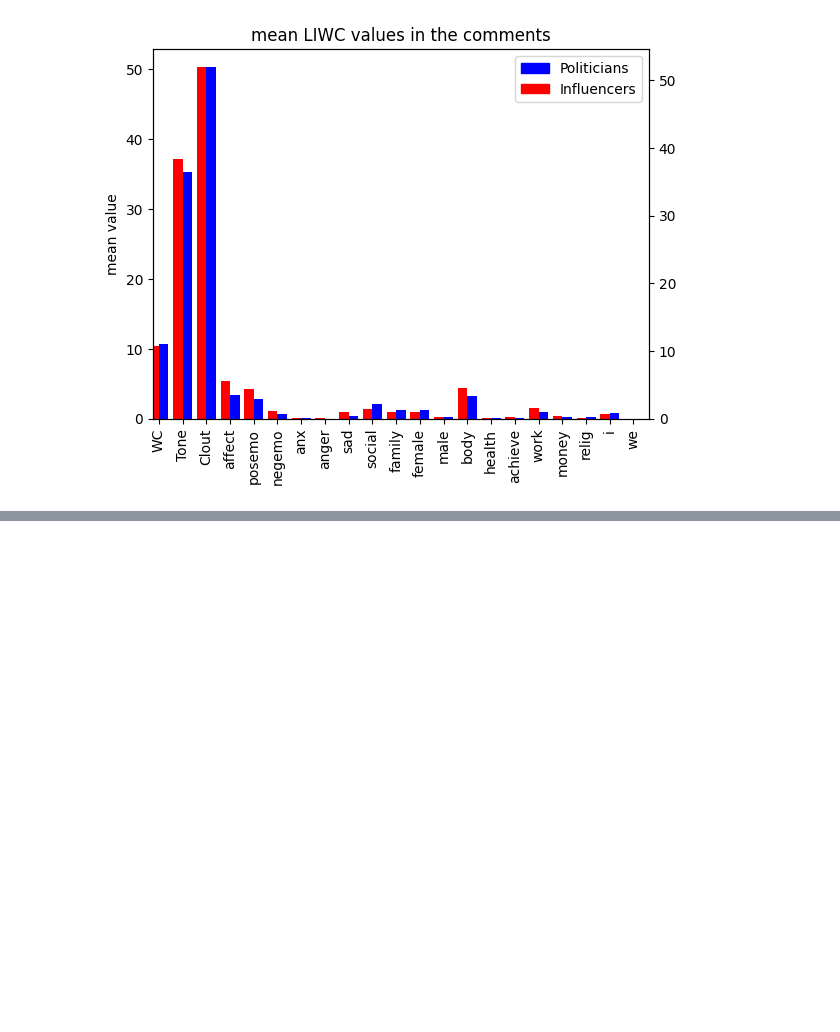
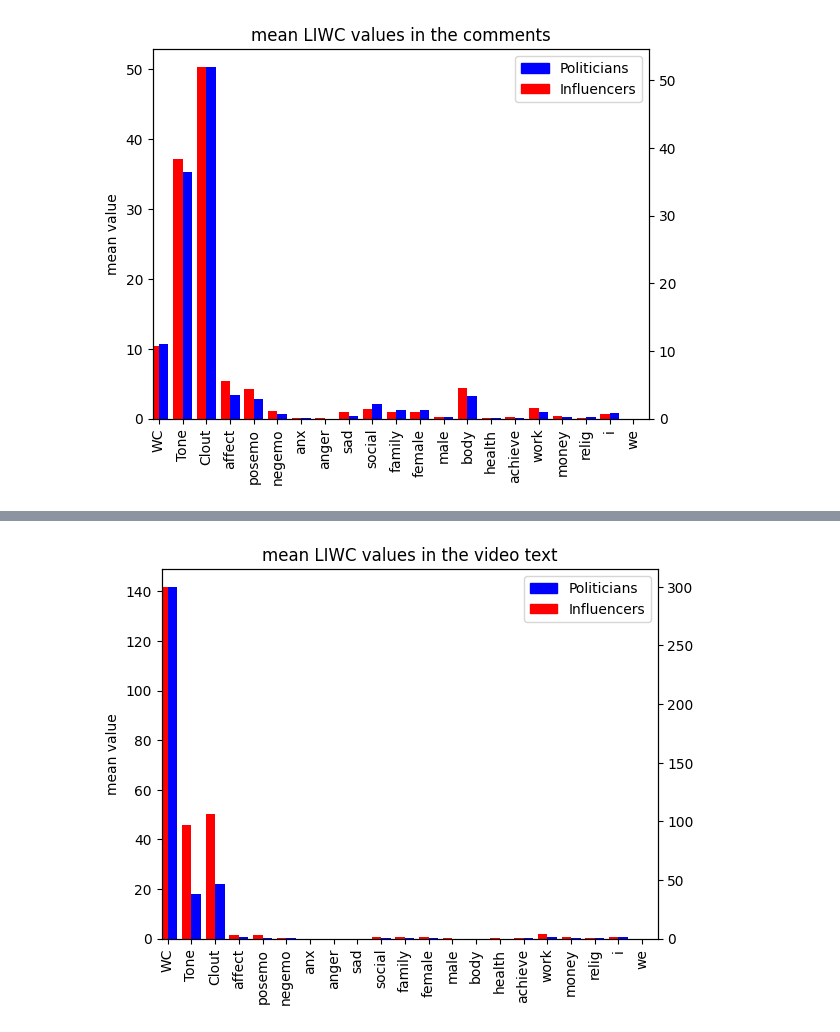
Before and after one commit to davidecolussi/Politok, a Jupyter notebook: TikTok/Tikapi/analyze_LIWC.ipynb, the cells around one changed output, grey strips where cells are left out. Drawn from its saved outputs; the diff is of its cells as text; code cells hidden in the pictures; blank space fills up the shorter version.

Commit message:
Added LIWC analysis on video text

```diff
--- a/TikTok/Tikapi/analyze_LIWC.ipynb
+++ b/TikTok/Tikapi/analyze_LIWC.ipynb
@@ -217,0 +235,5 @@ plt.show()
+# %%
+#we apply the same process as the comments
+
+df_people_means_text = df_text.groupby("Source (B)")[feature_list].mean()
+display(df_people_means_text)
@@ -217,0 +260,5 @@ plt.show()
+# %%
+politian_names_text = ["Berlusconi","Conte","Calenda","Meloni","Partito", "Renzi", "Salvini","Luca", "manueltuziofficial"]
+
+df_politicians_means_text = df_people_means_text.loc[politian_names_text]
+display(df_politicians_means_text)
@@ -217,0 +278,3 @@ plt.show()
+# %%
+df_influencers_means_text = df_people_means_text.loc[set(df_people_means_text.index) - set(politian_names_text)]
+display(df_influencers_means_text)
@@ -217,0 +301,8 @@ plt.show()
+# %%
+overall_means_politicians_text = df_politicians_means_text.mean()
+print("Policians:")
+display(overall_means_politicians_text)
+
+overall_means_influencers_text = df_influencers_means_text.mean()
+print("Influencers:")
+display(overall_means_influencers_text)
@@ -217,0 +346,20 @@ plt.show()
+# %%
+fig = plt.figure() # Create matplotlib figure
+
+ax = fig.add_subplot(111) # Create matplotlib axes
+ax2 = ax.twinx() # Create another axes that shares the same x-axis as ax.
+
+width = 0.4
+
+overall_means_politicians_text.plot(kind='bar', color='red', ax=ax, width=width, position=1,label="Politicians")
+overall_means_influencers_text.plot(kind='bar', color='blue', ax=ax2, width=width, position=0,label="Influencers")
+ax.set_ylabel('mean value')
+ax.set_title('mean LIWC values in the video text')
+
+
+PO = mpatches.Patch(color='blue', label='Politicians')
+IN = mpatches.Patch(color='red', label='Influencers')
+plt.legend(handles=[PO,IN], loc=1)
+plt.show()
+# %% [output]
+[figure, added]
```
Also changed, not shown: parts of 8 cells of this notebook.
